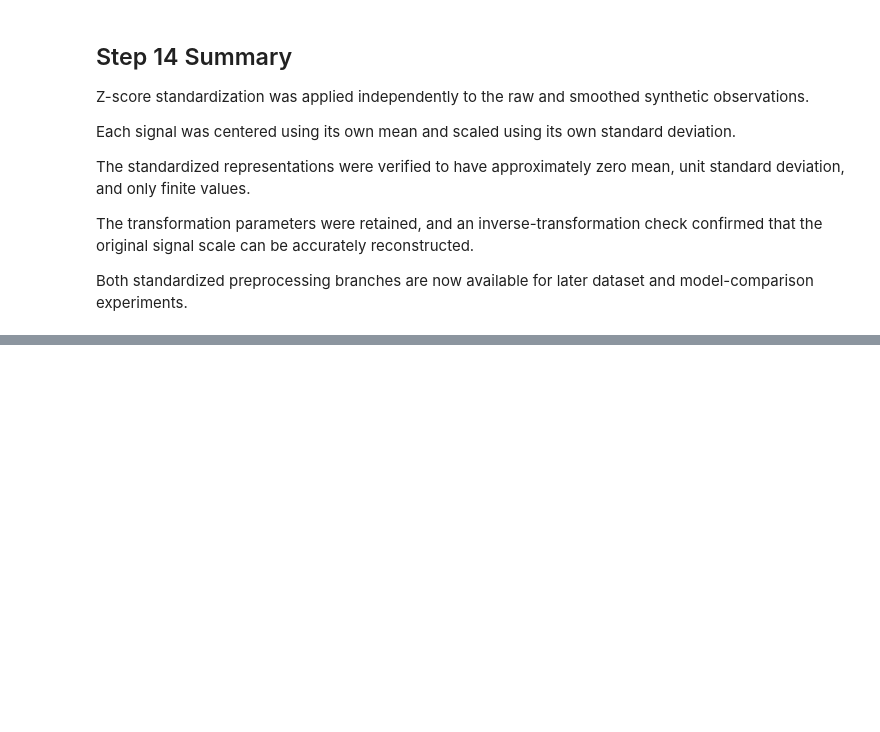
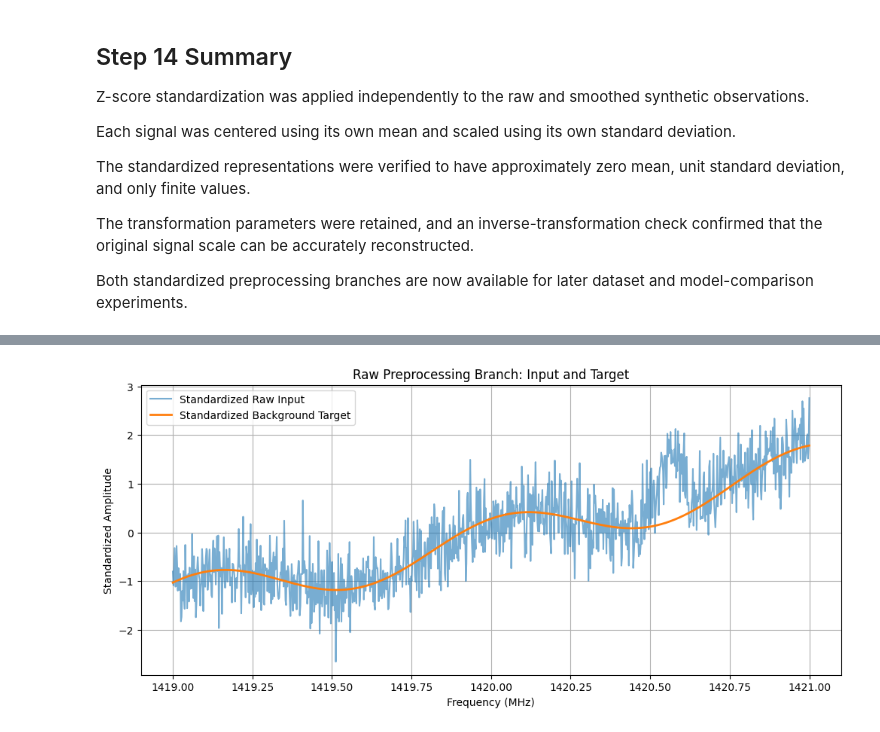
Before and after one commit to Astro-BEAM-AUTh/data-analysis, a Jupyter notebook: Background_Removal_using_NN.ipynb, the cells around one changed output, grey strips where cells are left out. Drawn from its saved outputs; the diff is of its cells as text; code cells hidden in the pictures; blank space fills up the shorter version.

```diff
--- a/Background_Removal_using_NN.ipynb
+++ b/Background_Removal_using_NN.ipynb
@@ -1147,0 +1163,5 @@ Both standardized preprocessing branches are now available for later dataset and
+# %%
+smooth_background_target = np.asarray(
+    background_with_ripple,
+    dtype=np.float32
+).copy()
@@ -1147,0 +1174,11 @@ Both standardized preprocessing branches are now available for later dataset and
+# %%
+raw_model_input = standardized_raw_signal.copy()
+
+raw_model_target = (
+    smooth_background_target - raw_signal_mean
+) / raw_signal_std
+
+raw_model_target = raw_model_target.astype(np.float32)
+
+print(f"Raw model input shape: {raw_model_input.shape}")
+print(f"Raw model target shape: {raw_model_target.shape}")
@@ -1147,0 +1221,13 @@ Both standardized preprocessing branches are now available for later dataset and
+# %%
+plt.plot(freq, raw_model_input, label="Standardized Raw Input", alpha=0.6)
+
+plt.plot(freq, raw_model_target, label="Standardized Background Target", linewidth=2)
+
+plt.title("Raw Preprocessing Branch: Input and Target")
+plt.xlabel("Frequency (MHz)")
+plt.ylabel("Standardized Amplitude")
+plt.legend()
+
+plt.show()
+# %% [output]
+[figure, added]
```
Also changed, not shown: parts of 99 cells of this notebook.
